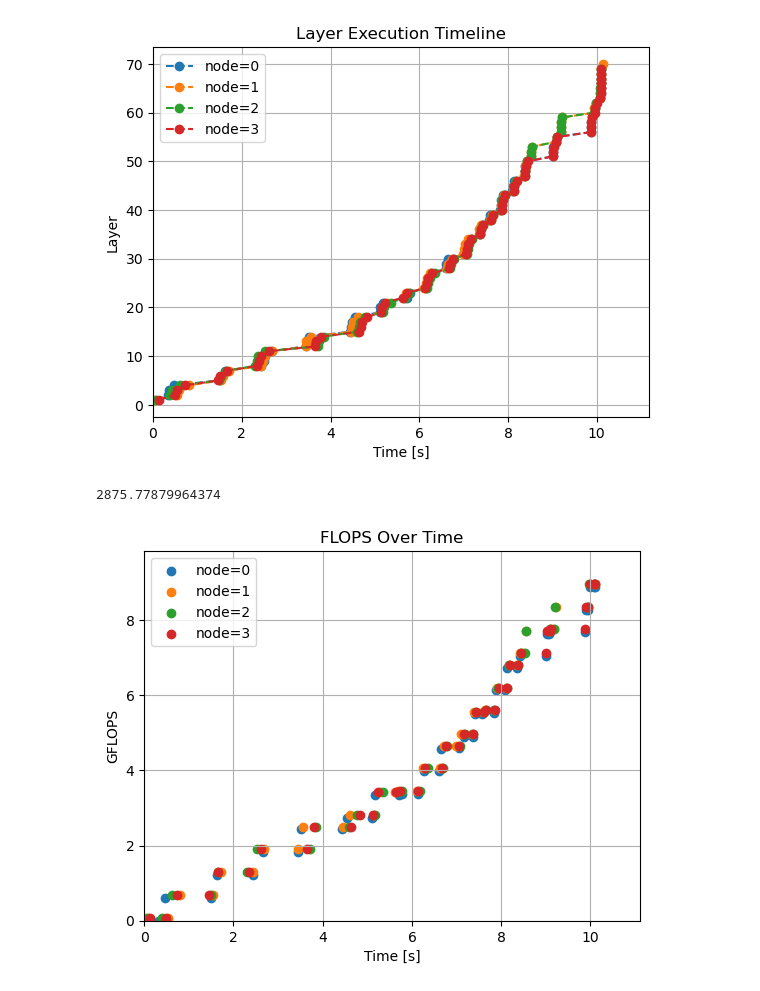
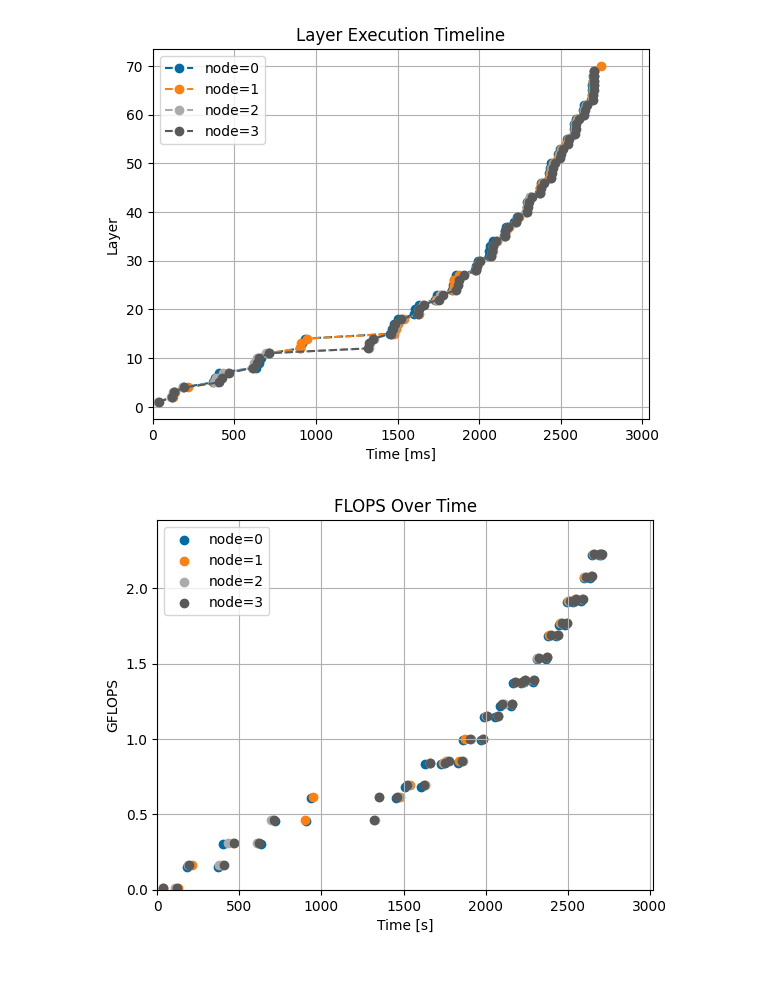
Before and after one commit to neu-spiral/CaP2, a Jupyter notebook: sandbox/plot_timing.ipynb, the cells around one changed output. Saved outputs shown, nothing was run; the diff lists cells and outputs as text; code cells hidden in the pictures.

Commit message:
cleaned up plotting

```diff
--- a/sandbox/plot_timing.ipynb
+++ b/sandbox/plot_timing.ipynb
@@ -7,7 +7,10 @@ import numpy as np
 import os
 import math
 
-#from source.utils import split_run_results
+from source.utils import split_run_results
+
+# use colorblind color palette
+plt.style.use('tableau-colorblind10')
 # %%
 '''
     USER INPUT
@@ -16,10 +19,11 @@ import math
 DO_SAVE = True
 #run_names = ['resnet101_pr50_lcm0.0001_batch16', 'resnet101_pr75_lcm0.0001_batch16', 'resnet101_pr85_lcm0.0001_batch16'] # these logs dont have rx ip and port yet
 #run_names = ['resnet18_pr50_lcm0.0001_batch64', 'resnet18_pr75_lcm0.0001_batch64', 'resnet18_pr85_lcm0.0001_batch64'] # these logs dont have rx ip and port yet
-run_names = [ 'filter']
+#run_names = [ 'filter']
+run_names = ['cifar100-resnet101-kernel-np4-pr0.5-lcm1e-04-batch16', 'cifar100-resnet101-kernel-np4-pr0.85-lcm1e-04-batch16']
 num_runs = len(run_names)
 test_name = run_names[0]
-log_name = 'resnet18'
+log_name = 'resnet101'
 num_nodes = 4
 
 save_dir = os.path.join('assets', 'figs', test_name)
@@ -309,5 +34,5 @@ def combine_log_files(log_file_path, log_name_substr, num_nodes):
 # %%
-block_event_df, layer_event_df, total_runtime = combine_log_files(log_file_path, log_name, num_nodes)
+block_event_df, layer_event_df, total_runtime = split_run_results.combine_log_files(log_file_path, log_name, num_nodes)
 # %%
 '''
     Make block event timeline plot
@@ -479,45 +205,45 @@ plt.figure()
 plt.grid()
 legend_strs = []
 for i in range(4):
-    plt.plot(execute_layer_ts_df[execute_layer_ts_df['node'] == i]['timestamp'] ,execute_layer_ts_df[execute_layer_ts_df['node'] == i]['layer'], '--o')
+    plt.plot(layer_event_df[layer_event_df['node'] == i]['time'] ,layer_event_df[layer_event_df['node'] == i]['layer'], '--o')
     legend_strs += [f'node={i}']
 plt.title('Layer Execution Timeline')
-plt.xlabel('Time [s]')
+plt.xlabel('Time [ms]')
 plt.ylabel('Layer')
 plt.legend(legend_strs)
 #_ = plt.xticks(np.arange(0, 10, step=1))
-plt.xlim(0,max(total_runtime)*1.1)
+plt.xlim(0,max(total_runtime)*1.1*1e3)
 
 if DO_SAVE:
     plt.savefig(os.path.join(save_dir, 'layer_execution_time.jpg'))
 # %% [output]
-[figure, old version]
+[figure, new version]
-# %%
-total_exec_time
-# %% [output]
-2875.77879964374
 # %%
-merged_layer_df = pd.merge(execute_layer_ts_df, flops_df, on=['layer_name', 'node', 'layer'], how='right')
-merged_layer_df.sort_values(by=['timestamp_x'])
-max
+
 plt.figure()
 plt.grid()
 legend_strs = []
-for i in range(4):
+max_cum_bytes = 0
+for i in range(num_nodes):
 
-    tmp_merged_layer_df = merged_layer_df[merged_layer_df['node'] == i]
-    cum_bytes = np.cumsum(tmp_merged_layer_df['FLOPS'].to_numpy())
-    plt.scatter(tmp_merged_layer_df['timestamp_x'] ,cum_bytes/1e9)
+    tmp_merged_layer_df = layer_event_df[layer_event_df['node'] == i]
+    nan_mask = tmp_merged_layer_df['FLOPS'].isna() == 0
+    cum_bytes = np.cumsum(tmp_merged_layer_df[nan_mask]['FLOPS'].to_numpy())
+    plt.scatter(tmp_merged_layer_df[nan_mask]['time'] ,cum_bytes/1e9)
+
+    if max_cum_bytes < cum_bytes[-1]:
+        max_cum_bytes = cum_bytes[-1]/1e9
+
     legend_strs += [f'node={i}']
 plt.title('FLOPS Over Time')
 plt.xlabel('Time [s]')
 plt.ylabel('GFLOPS')
 _ = plt.legend(legend_strs)
-plt.xlim(0, max(merged_layer_df['timestamp_x'])*1.1)
-plt.ylim(0,sum(merged_layer_df['FLOPS'])*1.1/1e9/num_nodes)
+plt.xlim(0, max(layer_event_df['time'])*1.1)
+plt.ylim(0,max_cum_bytes*1.1)
 #_ = plt.xticks(np.arange(0, 250, step=20))
 
 if DO_SAVE:
     plt.savefig(os.path.join(save_dir, 'FLOPS.jpg'))
 # %% [output]
-[figure, old version]
+[figure, new version]
```
Also changed, not shown: parts of 12 cells of this notebook, 2 other files.
